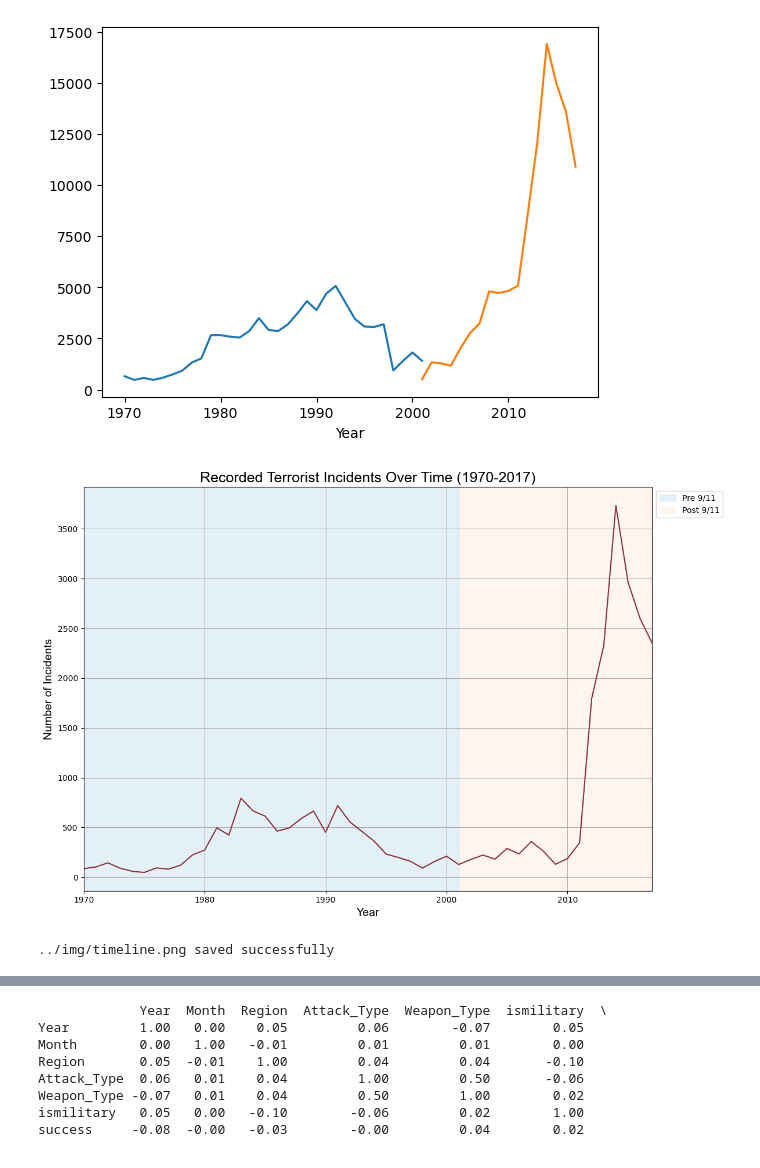
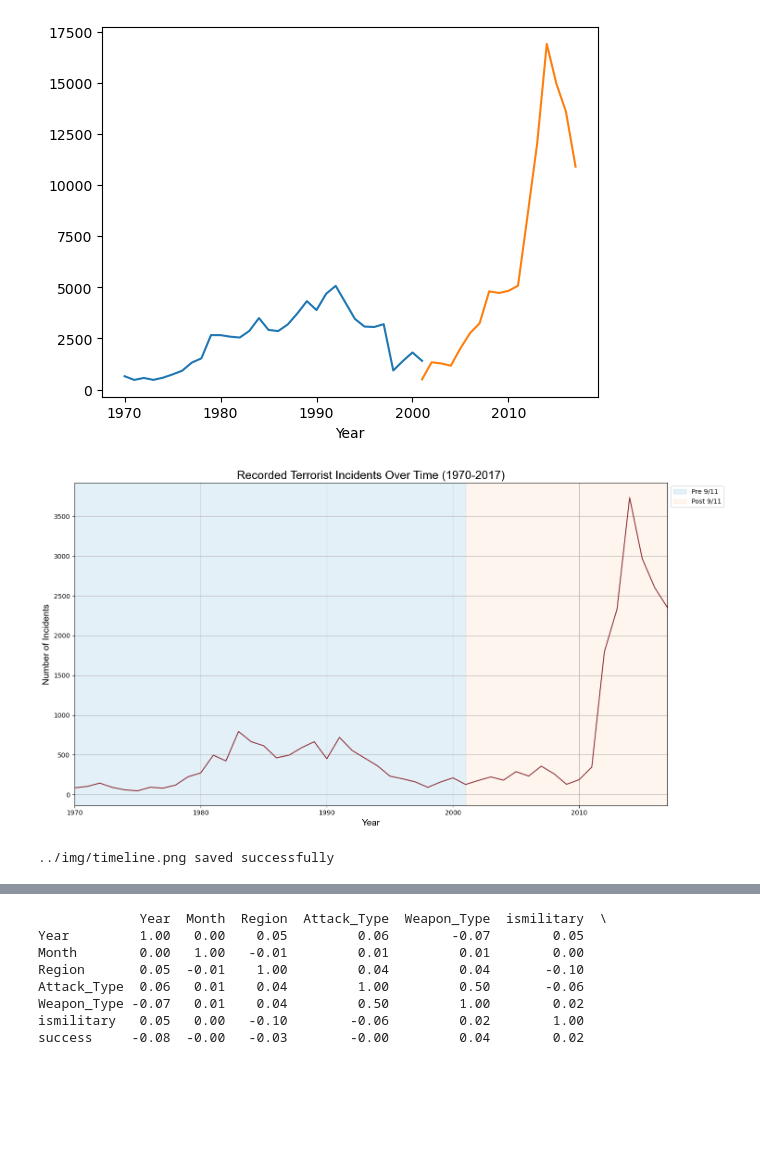
Before and after one commit to hhnguyen72/terrorism, a Jupyter notebook: notebooks/eda.ipynb, the cells around one changed output, grey strips where cells are left out. Cells and saved outputs as stored; diff of their text form; code cells hidden in the pictures; blank space fills up the shorter version.

```diff
--- a/notebooks/eda.ipynb
+++ b/notebooks/eda.ipynb
@@ -180,3 +180,10 @@ df.shape
 label_font = {'fontsize': 14, 'fontname': 'Arial'}
 title_font = {'fontsize': 18, 'fontname': 'Arial'}
 subtitle_font = {'fontsize': 15, 'fontname': 'Arial'}
+# %%
+df['target_success'] = df.apply(
+    lambda x: f"{'Military' if x['ismilitary']==1 else 'Non-Military'} - {'Success' if x['success']==1 else 'Fail'}",
+    axis=1
+)
+
+df.groupby('Region')['target_success'].value_counts()
@@ -222,39 +303,39 @@ post_count.plot(kind='line')
 <Axes: xlabel='Year'>
 [figure]
 # %%
-fig, ax = plt.subplots(figsize=(12,8))
+fig, ax = plt.subplots(figsize=(15,8))
 
 # Plot the total incidents per year
 military_counts = df.groupby('Year')['ismilitary'].sum()
 
 ax = sns.lineplot(x = military_counts.index, y = military_counts.values, color= "#8c2f39")
 
 # Shade pre/post 9/11 periods
 ax.set_xlim(df["Year"].min(), df["Year"].max())
 
 ax.axvspan(1970, 2001, color= '#6baed6', alpha=0.18, label='Pre 9/11')
 ax.axvspan(2001, 2017, color='#fdd0a2', alpha=0.18, label='Post 9/11')
 
 ax.set_title('Recorded Terrorist Incidents Over Time (1970-2017)', title_font)
 ax.set_xlabel('Year', label_font)
 ax.set_ylabel('Number of Incidents', label_font)
 ax.legend(bbox_to_anchor=(1, 1))
 ax.grid(True)
 
 plt.tight_layout()
 plt.show()
 
 filepath = "../img/timeline.png"
 fig.savefig(
     filepath,
     dpi=300,
     bbox_inches='tight',
     transparent=False
 )
 
 print(f"{filepath} saved successfully")
 # %% [output]
-[figure, old version]
+[figure, new version]
 ../img/timeline.png saved successfully
 # %%
 order = df['Region'].value_counts().sort_values().index
```
Also changed, not shown: parts of 4 cells of this notebook, 7 other files.
